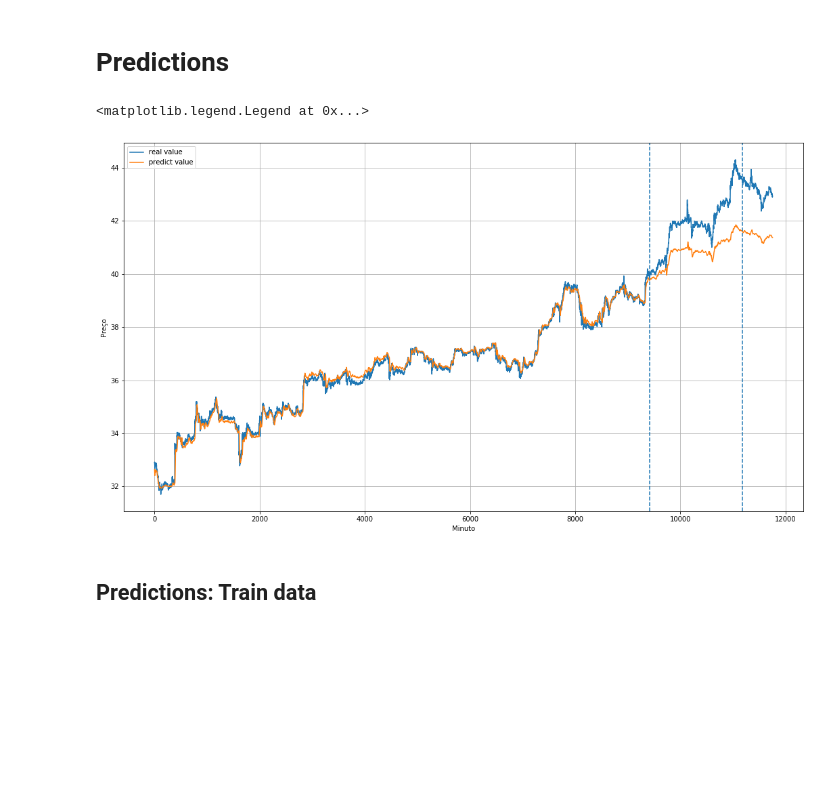
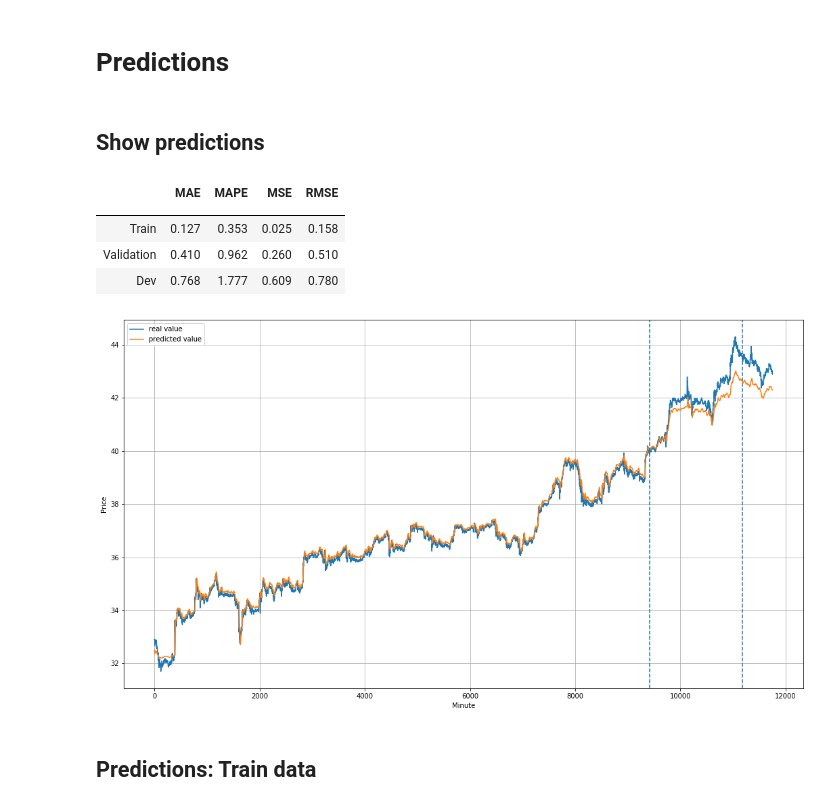
Before and after one commit to matheusbfernandes/stock-market-prediction, a Jupyter notebook: model/magazine_model/cnn_lstm_magazine.ipynb, the cells around one changed output. Saved outputs shown, nothing was run; the diff lists cells and outputs as text; code cells hidden in the pictures; blank space fills up the shorter version.

```diff
--- a/model/magazine_model/cnn_lstm_magazine.ipynb
+++ b/model/magazine_model/cnn_lstm_magazine.ipynb
@@ -148,11 +154,11 @@ model = tf.keras.models.Sequential([
     tf.keras.layers.Conv1D(filters=32, kernel_size=3, strides=1, padding="causal", activation="relu"),
     tf.keras.layers.MaxPooling1D(pool_size=2, strides=1, padding="valid"),
     tf.keras.layers.LSTM(192, return_sequences=True),
-    tf.keras.layers.LSTM(128, return_sequences=True),
+    tf.keras.layers.LSTM(256, return_sequences=True),
     tf.keras.layers.Flatten(),
-    tf.keras.layers.Dense(64, activation="relu"),
+    tf.keras.layers.Dense(128, activation="relu"),
     tf.keras.layers.Dropout(0.2),
-    tf.keras.layers.Dense(16, activation="relu"),
+    tf.keras.layers.Dense(32, activation="relu"),
     tf.keras.layers.Dropout(0.1),
     tf.keras.layers.Dense(1)
 ])
@@ -189,7 +195,7 @@ _________________________________________________________________
 # %%
 class StopCallback(tf.keras.callbacks.Callback):
     def on_epoch_end(self, epoch, logs={}):
-        if logs.get('loss') < 0.28 and logs.get('val_loss') < 0.165:
+        if logs.get('loss') < 0.5 and logs.get('val_loss') < 0.3:
             print("\nReached the desired validation error so cancelling training!")
             self.model.stop_training = True
 
@@ -199,10 +205,10 @@ log_dir = "logs\\" + datetime.datetime.now().strftime("%d-%m-%Y_%H%M%S")
 tensorboard_callback = tf.keras.callbacks.TensorBoard(log_dir=log_dir, histogram_freq=1)
 
 history = model.fit(train_set,
-                    epochs=1500,
+                    epochs=1000,
                     steps_per_epoch=TRAIN_STEP,
                     validation_data=cross_validation_set,
                     validation_steps=VALIDATION_STEP,
-                    verbose=1,
+                    verbose=0,
                     callbacks=[stop_callback, tensorboard_callback])
 # %% [output]
@@ -230,7 +220,7 @@ model.save_weights('weights/model_weights.ckpt')
 # %% [markdown]
 ## Load model weights
 # %%
-model.load_weights('weights/model_weights.ckpt')
+model.load_weights('weights/magazine_model_weights.ckpt')
 # %% [output]
 <tensorflow.python.training.tracking.util.CheckpointLoadStatus at 0x...>
 # %% [markdown]
@@ -238,21 +232,41 @@ model.load_weights('weights/model_weights.ckpt')
+# %% [markdown]
+## Show predictions
 # %%
-forecast_train = model.predict(unshuffled_train_set, steps=TRAIN_STEP)
-forecast_validation = model.predict(cross_validation_set, steps=VALIDATION_STEP)
-forecast_dev = model.predict(dev_set, steps=DEV_STEP)
-
 total_forecast = np.concatenate((forecast_train[:,0], forecast_validation[:,0], forecast_dev[:,0]))
 total_labels = np.concatenate((labels_train, labels_validation, labels_dev))
 
 plt.figure(figsize=(18, 10))
 plot_series(np.arange(total_labels.shape[0]), total_labels, "real value")
-plot_series(np.arange(total_labels.shape[0]), total_forecast, "predict value")
+plot_series(np.arange(total_labels.shape[0]), total_forecast, "predicted value")
 xpositions = [labels_train.shape[0], (labels_train.shape[0] + labels_validation.shape[0])]
 for xp in xpositions:
     plt.axvline(x=xp, linestyle='--')
 plt.legend(loc='upper left')
+
+metrics = [
+    tf.keras.metrics.MeanAbsoluteError(),
+    tf.keras.metrics.MeanAbsolutePercentageError(),
+    tf.keras.metrics.MeanSquaredError(),
+    tf.keras.metrics.RootMeanSquaredError()
+]
+train_metrics = get_metrics_result(metrics, labels_train, forecast_train[:,0])
+train_metrics.insert(0, 'Train')
+val_metrics = get_metrics_result(metrics, labels_validation, forecast_validation[:,0])
+val_metrics.insert(0, 'Validation')
+dev_metrics = get_metrics_result(metrics,labels_dev, forecast_dev[:,0])
+dev_metrics.insert(0, 'Dev')
+
+COL_NAMES = ['', 'MAE', 'MAPE', 'MSE', 'RMSE']
+metrics_table = pd.DataFrame([train_metrics, val_metrics, dev_metrics], columns=COL_NAMES)
+metrics_table = metrics_table.set_index([''])
+metrics_table.round(3)
 # %% [output]
-<matplotlib.legend.Legend at 0x...>
+|  | MAE | MAPE | MSE | RMSE |
+|  |  |  |  |  |
+| Train | 0.127 | 0.353 | 0.025 | 0.158 |
+| Validation | 0.410 | 0.962 | 0.260 | 0.510 |
+| Dev | 0.768 | 1.777 | 0.609 | 0.780 |
-[figure, old version]
+[figure, new version]
 # %% [markdown]
 ## Predictions: Train data
 # %%
```
Also changed, not shown: parts of 11 cells of this notebook, 15 other files.
